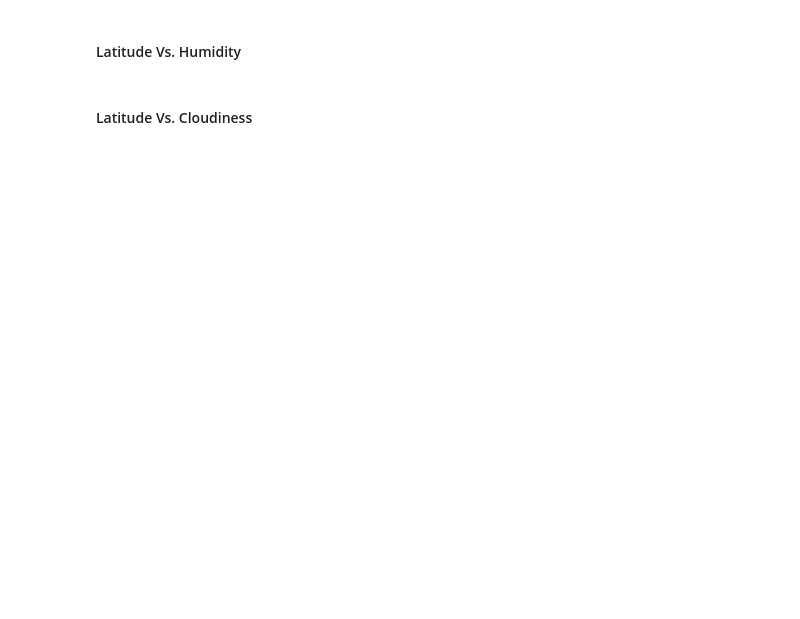
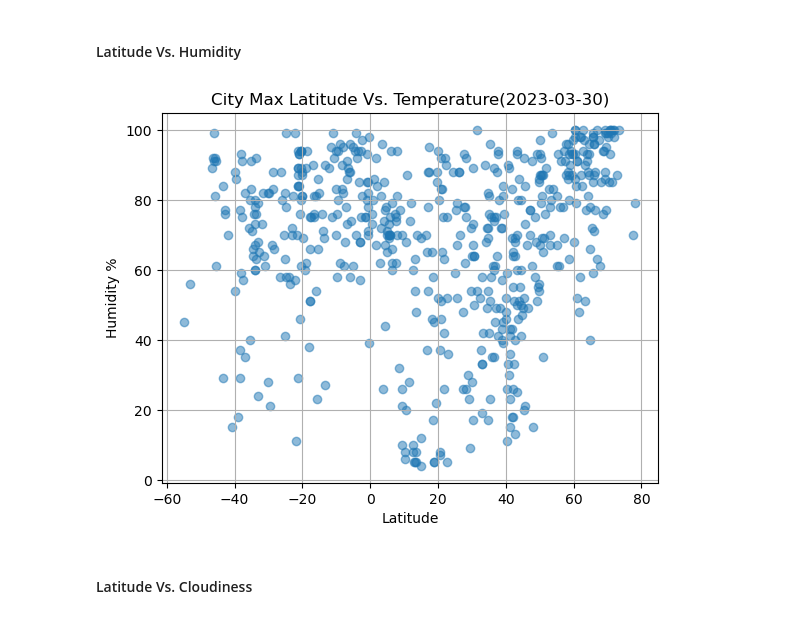
Before and after one commit to john7john/python-api-challenge, a Jupyter notebook: WeatherPy/WeatherPy.ipynb, the cells around one changed output. Drawn from its saved outputs; the diff is of its cells as text; code cells hidden in the pictures; blank space fills up the shorter version.

```diff
--- a/WeatherPy/WeatherPy.ipynb
+++ b/WeatherPy/WeatherPy.ipynb
@@ -213,16 +219,21 @@ plt.show()
 #### Latitude Vs. Humidity
 # %%
 # Build the scatter plots for latitude vs. humidity
-# YOUR CODE HERE
+plt.scatter(city_data_df["Lat"],city_data_df["Humidity"],alpha=0.5)
 
 # Incorporate the other graph properties
-# YOUR CODE HERE
+plt.title("City Max Latitude Vs. Temperature(2023-03-30)")
+plt.xlabel("Latitude")
+plt.ylabel("Humidity %")
+plt.grid()
 
 # Save the figure
 plt.savefig("output_data/Fig2.png")
 
 # Show plot
 plt.show()
+# %% [output]
+[figure, added]
 # %% [markdown]
 #### Latitude Vs. Cloudiness
 # %%
```
Also changed, not shown: parts of 3 cells of this notebook, 4 other files.
